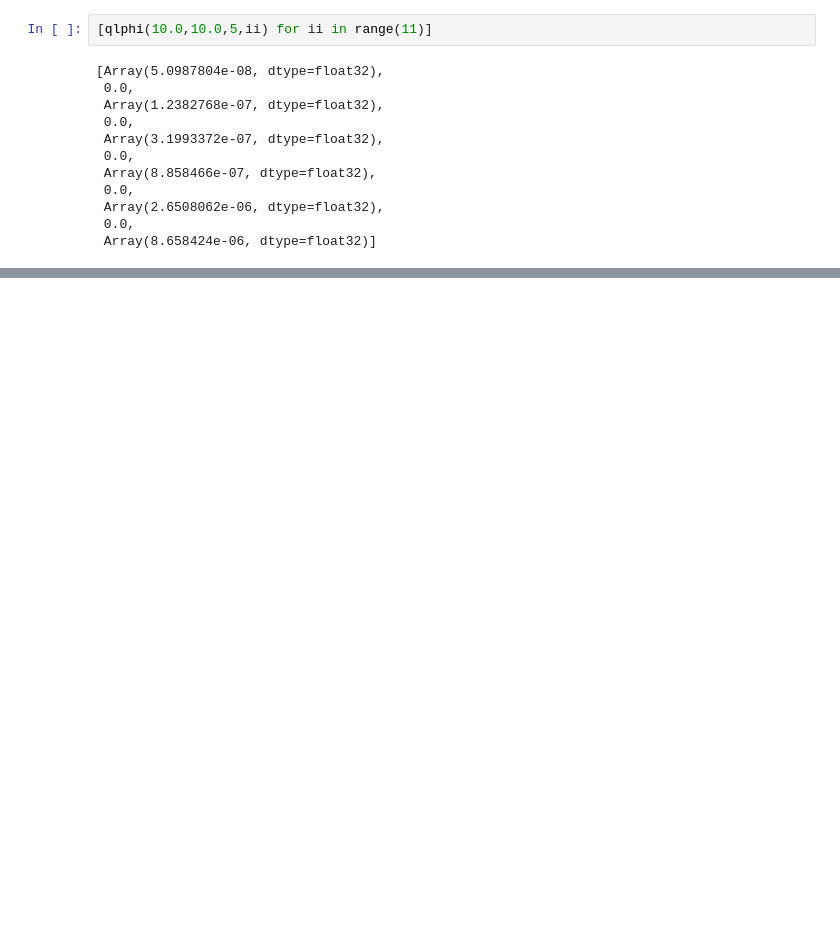
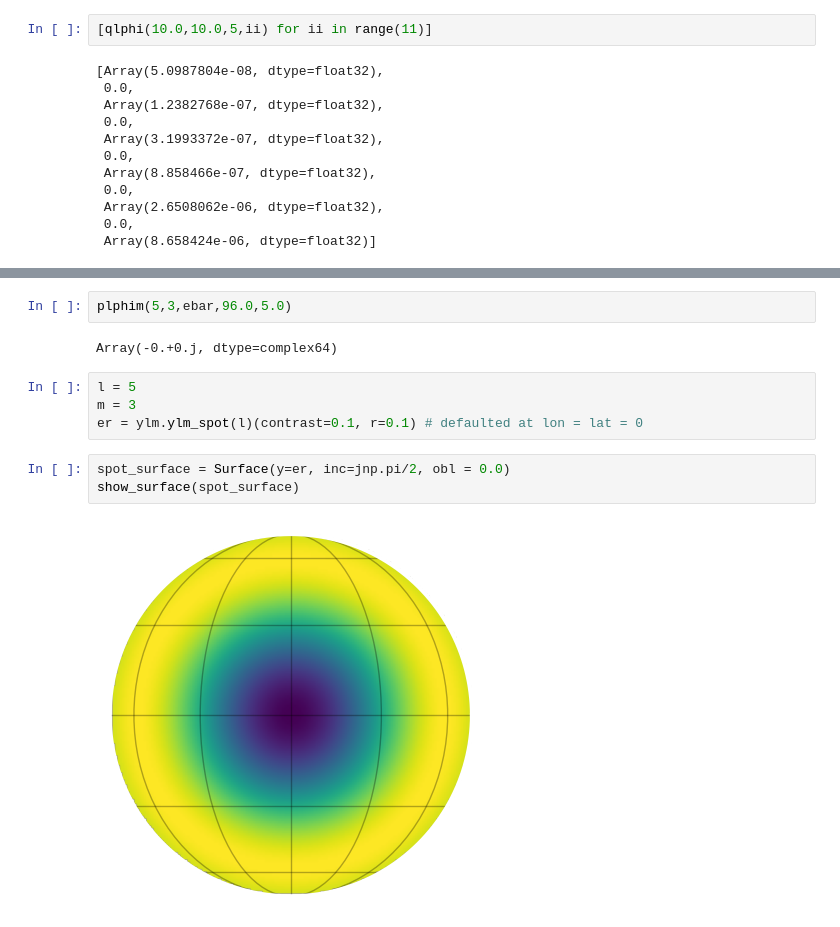
Before and after one commit to farr/StarryStarryProcessJaxoplanet, a Jupyter notebook: integrals.ipynb, the cells around one changed output, grey strips where cells are left out. Drawn from its saved outputs; the diff is of its cells as text; blank space fills up the shorter version.

```diff
--- a/integrals.ipynb
+++ b/integrals.ipynb
@@ -98,0 +79,13 @@ Array(54.784737, dtype=float32, weak_type=True)
+# %%
+plphim(5,3,ebar,96.0,5.0)
+# %% [output]
+Array(-0.+0.j, dtype=complex64)
+# %%
+l = 5
+m = 3
+er = ylm.ylm_spot(l)(contrast=0.1, r=0.1) # defaulted at lon = lat = 0
+# %%
+spot_surface = Surface(y=er, inc=jnp.pi/2, obl = 0.0)
+show_surface(spot_surface)
+# %% [output]
+[figure, added]
```
Also changed, not shown: parts of 57 cells of this notebook.
